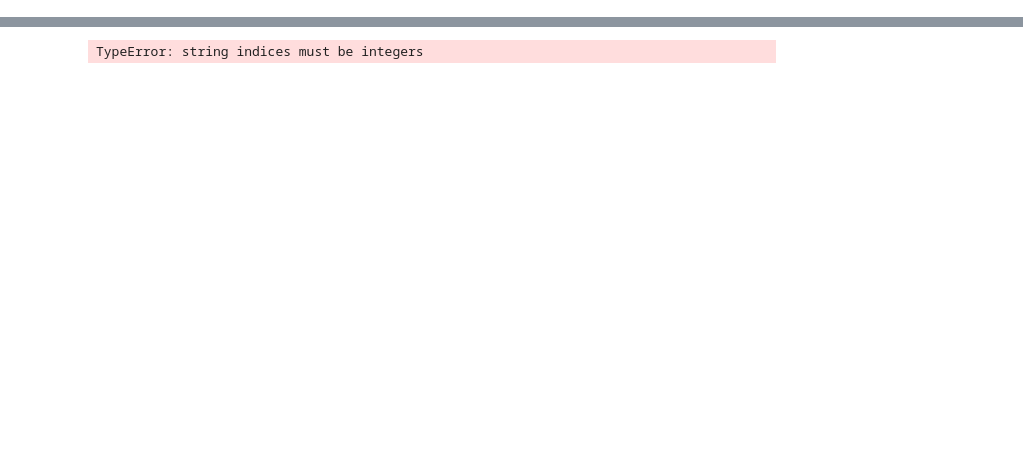
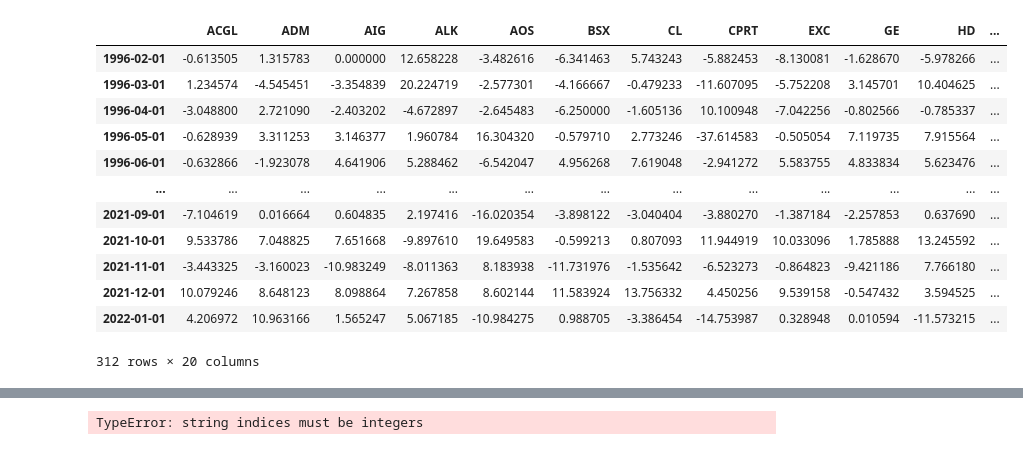
Before and after one commit to MNPW9/masters_thesis, a Jupyter notebook: test.ipynb, the cells around one changed output, grey strips where cells are left out. Saved outputs shown, nothing was run; the diff lists cells and outputs as text; code cells hidden in the pictures; blank space fills up the shorter version.

```diff
--- a/test.ipynb
+++ b/test.ipynb
@@ -76,0 +119,18 @@ data
+# %%
+# calculate monthly returns
+SP500_monthly_returns = ((SP500_adj_close / SP500_adj_close.shift(1) - 1) * 100).dropna()
+SP500_monthly_returns
+# %% [output]
+|  | ACGL | ADM | AIG | ALK | AOS | BSX | CL | CPRT | EXC | GE | HD | ... |
+| 1996-02-01 | -0.613505 | 1.315783 | 0.000000 | 12.658228 | -3.482616 | -6.341463 | 5.743243 | -5.882453 | -8.130081 | -1.628670 | -5.978266 | ... |
+| 1996-03-01 | 1.234574 | -4.545451 | -3.354839 | 20.224719 | -2.577301 | -4.166667 | -0.479233 | -11.607095 | -5.752208 | 3.145701 | 10.404625 | ... |
+| 1996-04-01 | -3.048800 | 2.721090 | -2.403202 | -4.672897 | -2.645483 | -6.250000 | -1.605136 | 10.100948 | -7.042256 | -0.802566 | -0.785337 | ... |
+| 1996-05-01 | -0.628939 | 3.311253 | 3.146377 | 1.960784 | 16.304320 | -0.579710 | 2.773246 | -37.614583 | -0.505054 | 7.119735 | 7.915564 | ... |
+| 1996-06-01 | -0.632866 | -1.923078 | 4.641906 | 5.288462 | -6.542047 | 4.956268 | 7.619048 | -2.941272 | 5.583755 | 4.833834 | 5.623476 | ... |
+| ... | ... | ... | ... | ... | ... | ... | ... | ... | ... | ... | ... | ... |
+| 2021-09-01 | -7.104619 | 0.016664 | 0.604835 | 2.197416 | -16.020354 | -3.898122 | -3.040404 | -3.880270 | -1.387184 | -2.257853 | 0.637690 | ... |
+| 2021-10-01 | 9.533786 | 7.048825 | 7.651668 | -9.897610 | 19.649583 | -0.599213 | 0.807093 | 11.944919 | 10.033096 | 1.785888 | 13.245592 | ... |
+| 2021-11-01 | -3.443325 | -3.160023 | -10.983249 | -8.011363 | 8.183938 | -11.731976 | -1.535642 | -6.523273 | -0.864823 | -9.421186 | 7.766180 | ... |
+| 2021-12-01 | 10.079246 | 8.648123 | 8.098864 | 7.267858 | 8.602144 | 11.583924 | 13.756332 | 4.450256 | 9.539158 | -0.547432 | 3.594525 | ... |
+| 2022-01-01 | 4.206972 | 10.963166 | 1.565247 | 5.067185 | -10.984275 | 0.988705 | -3.386454 | -14.753987 | 0.328948 | 0.010594 | -11.573215 | ... |
+312 rows × 20 columns
```
Also changed, not shown: parts of 26 cells of this notebook, 1 other file.
